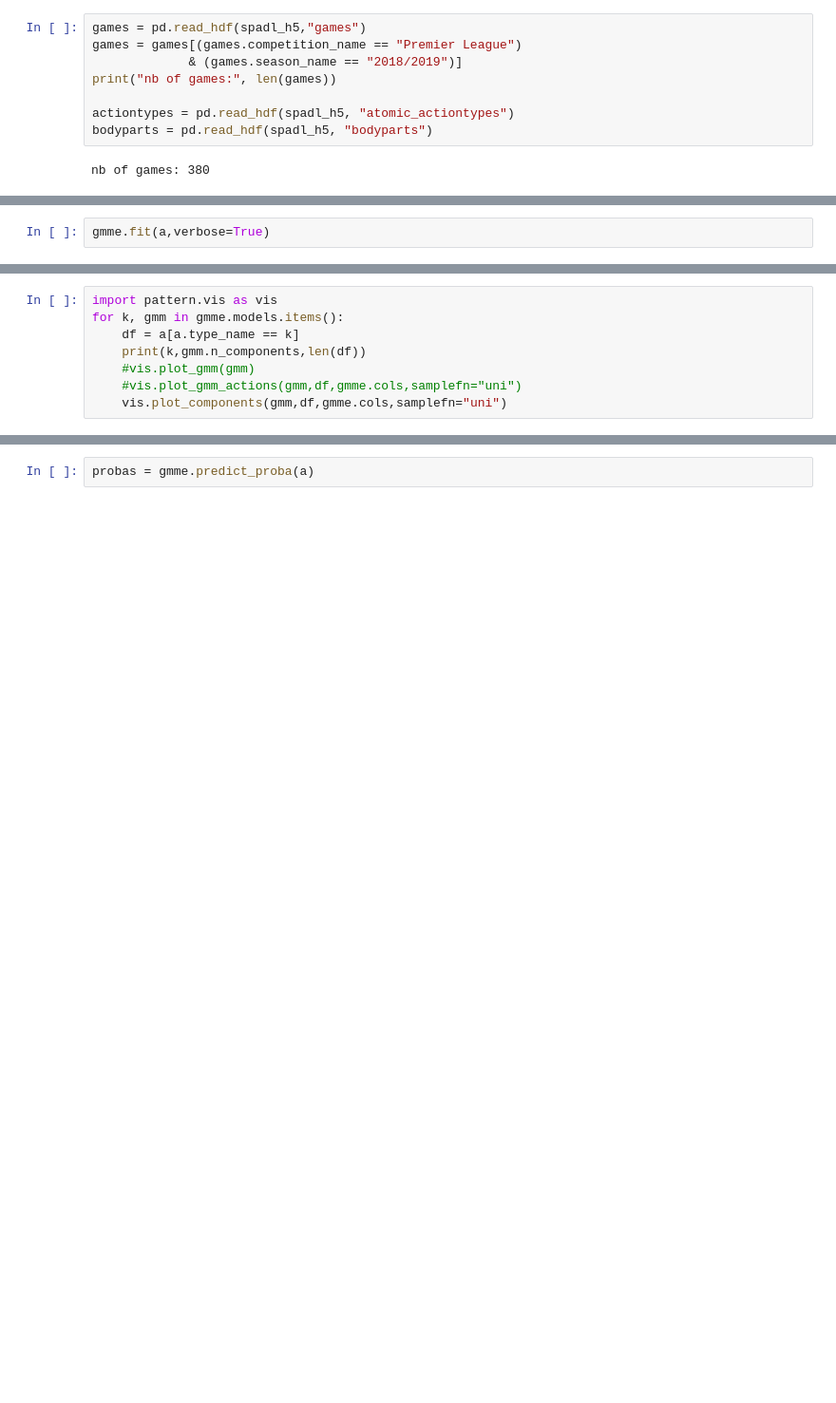
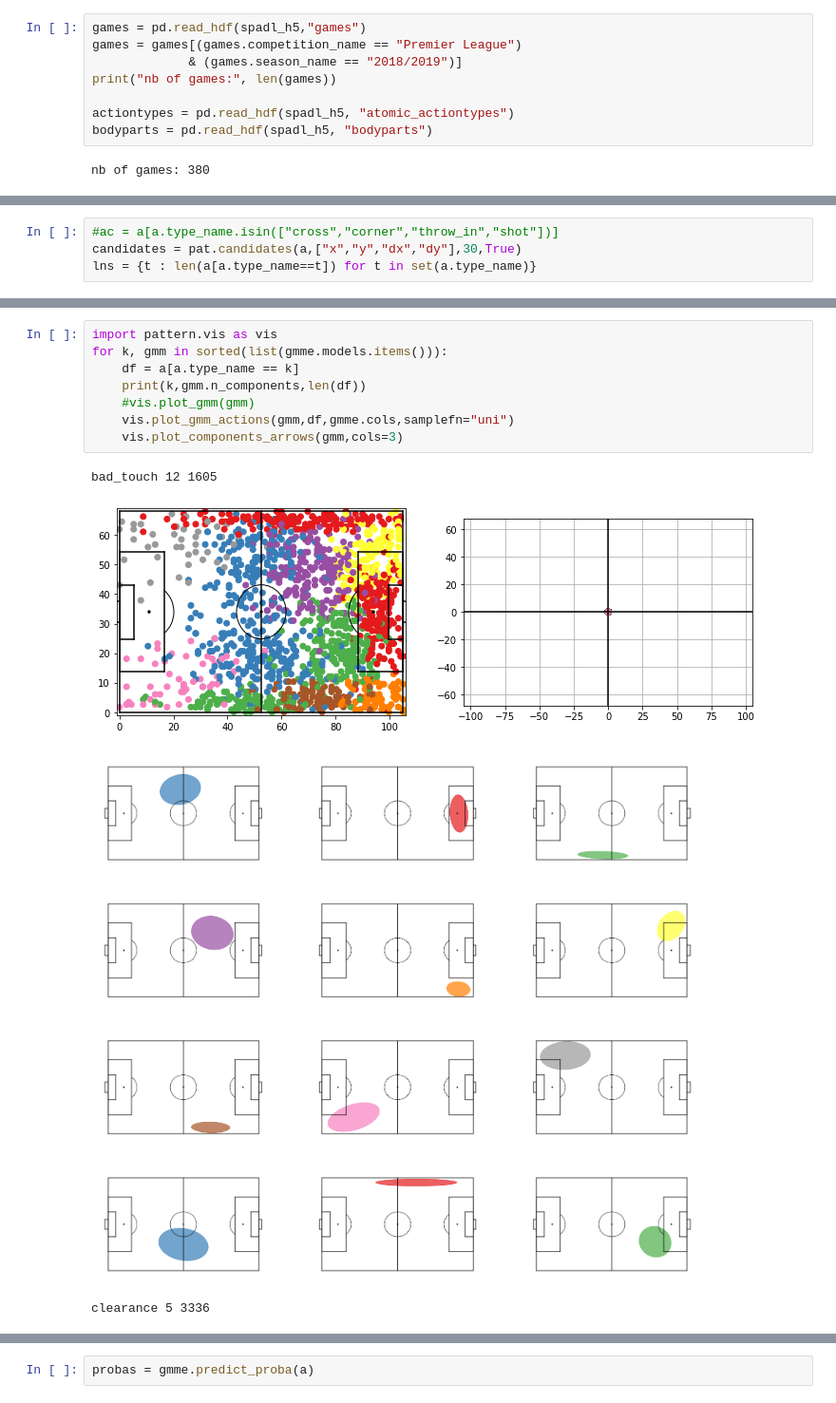
Before and after one commit to TomDecroos/atomic-spadl, a Jupyter notebook: pattern-notebooks/action-representation-gmm-Copy1.ipynb, the cells around one changed output, grey strips where cells are left out. Shown at 95% size. Saved outputs shown, nothing was run; the diff lists cells and outputs as text; blank space fills up the shorter version.

```diff
--- a/pattern-notebooks/action-representation-gmm-Copy1.ipynb
+++ b/pattern-notebooks/action-representation-gmm-Copy1.ipynb
@@ -89,2 +59,0 @@ gmme = pat.GMMEnsemble(["x","y","dx","dy"],models)
-# %%
-gmme.fit(a,verbose=True)
@@ -128,0 +60,4 @@ class GaussianMixture(sklearn.mixture.base.BaseMixture)
+# %%
+#ac = a[a.type_name.isin(["cross","corner","throw_in","shot"])]
+candidates = pat.candidates(a,["x","y","dx","dy"],30,True)
+lns = {t : len(a[a.type_name==t]) for t in set(a.type_name)}
@@ -129,8 +147,13 @@ class GaussianMixture(sklearn.mixture.base.BaseMixture)
 # %%
 import pattern.vis as vis
-for k, gmm in gmme.models.items():
+for k, gmm in sorted(list(gmme.models.items())):
     df = a[a.type_name == k]
     print(k,gmm.n_components,len(df))
     #vis.plot_gmm(gmm)
-    #vis.plot_gmm_actions(gmm,df,gmme.cols,samplefn="uni")
-    vis.plot_components(gmm,df,gmme.cols,samplefn="uni")
+    vis.plot_gmm_actions(gmm,df,gmme.cols,samplefn="uni")
+    vis.plot_components_arrows(gmm,cols=3)
+# %% [output]
+bad_touch 12 1605
+[figure, added]
+[figure, added]
+clearance 5 3336
```
Also changed, not shown: parts of 39 cells of this notebook, 2 other files.
